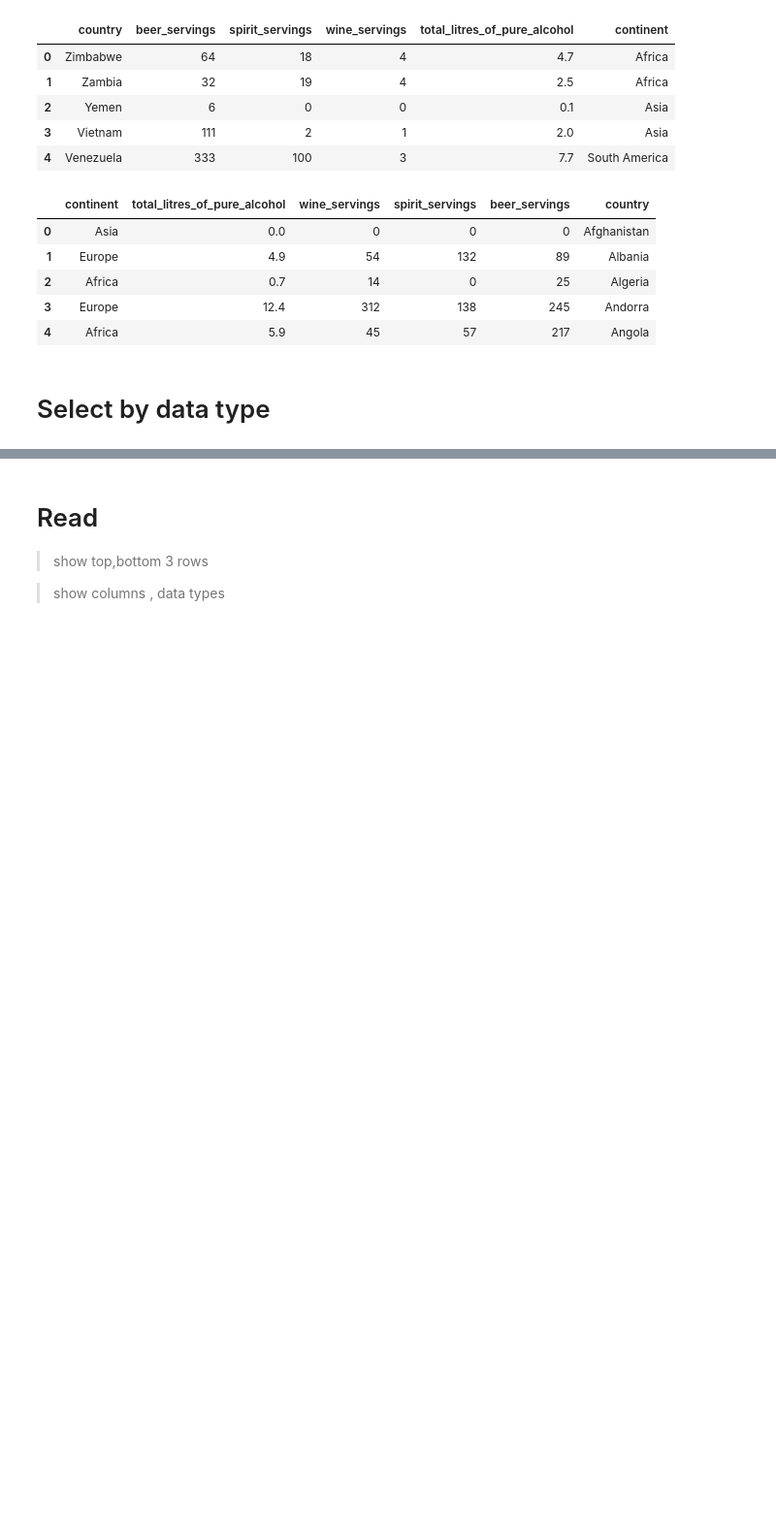
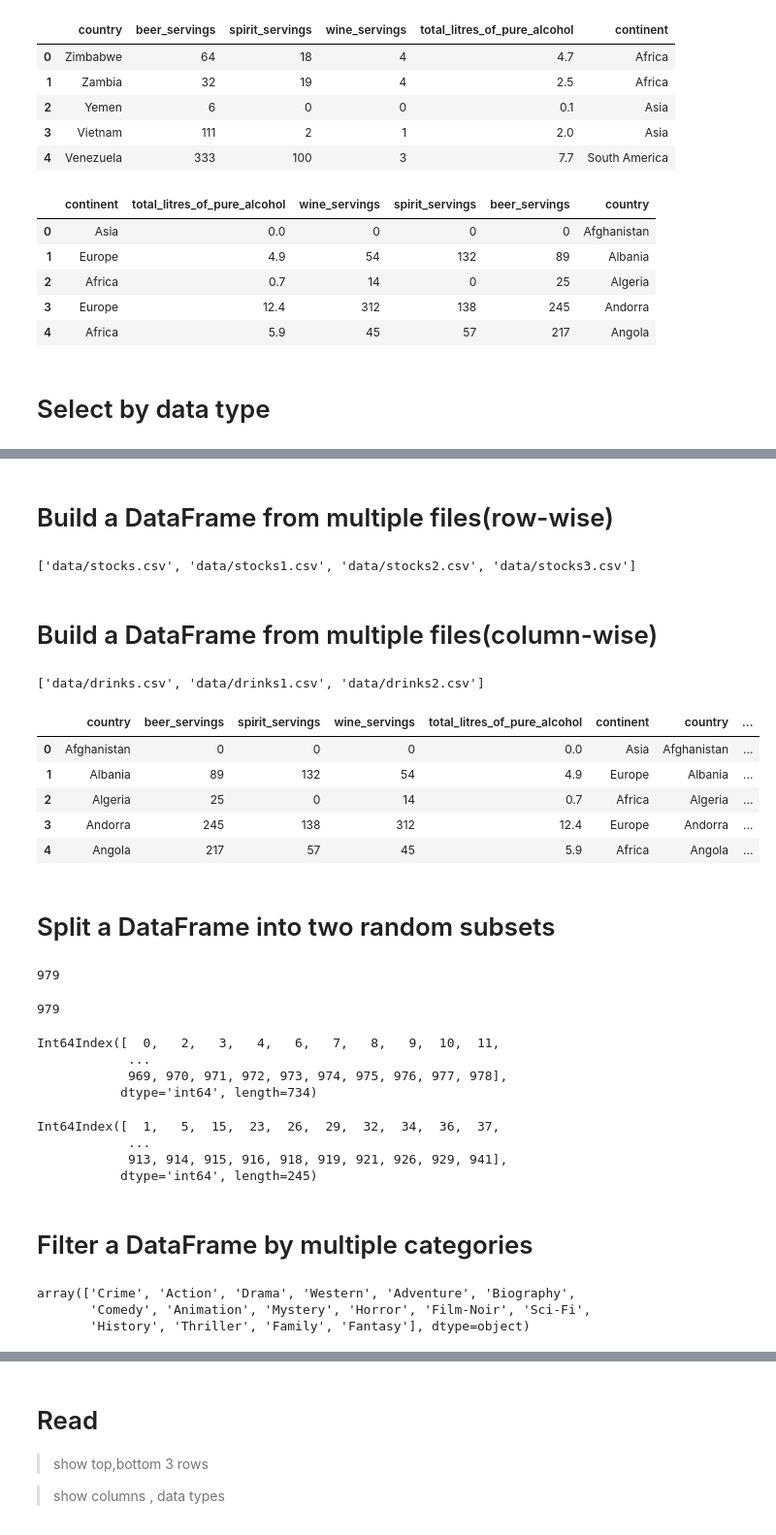
Before and after one commit to salehafzoon/Data-Science, a Jupyter notebook: pandas.ipynb, the cells around one changed output, grey strips where cells are left out. Shown: that part at 97% size. Cells and saved outputs as stored; diff of their text form; code cells hidden in the pictures; blank space fills up the shorter version.

```diff
--- a/pandas.ipynb
+++ b/pandas.ipynb
@@ -101,0 +163,10 @@ drinks.loc[:,::-1].head()
+# %% [markdown]
+
+# Build a DataFrame from multiple files(row-wise)
+# %%
+from glob import glob
+
+stock_files = sorted(glob('data/stocks*.csv'))
+stock_files
+# %% [output]
+['data/stocks.csv', 'data/stocks1.csv', 'data/stocks2.csv', 'data/stocks3.csv']
@@ -101,0 +175,53 @@ drinks.loc[:,::-1].head()
+# %% [markdown]
+
+# Build a DataFrame from multiple files(column-wise)
+# %%
+drink_files = sorted(glob('data/drinks*.csv'))
+drink_files
+# %% [output]
+['data/drinks.csv', 'data/drinks1.csv', 'data/drinks2.csv']
+# %%
+pd.concat((pd.read_csv(file) for file in drink_files), axis = 'columns' ).head()
+# %% [output]
+|  | country | beer_servings | spirit_servings | wine_servings | total_litres_of_pure_alcohol | continent | country | ... |
+| 0 | Afghanistan | 0 | 0 | 0 | 0.0 | Asia | Afghanistan | ... |
+| 1 | Albania | 89 | 132 | 54 | 4.9 | Europe | Albania | ... |
+| 2 | Algeria | 25 | 0 | 14 | 0.7 | Africa | Algeria | ... |
+| 3 | Andorra | 245 | 138 | 312 | 12.4 | Europe | Andorra | ... |
+| 4 | Angola | 217 | 57 | 45 | 5.9 | Africa | Angola | ... |
+# %% [markdown]
+# Split a DataFrame into two random subsets
+# %%
+movies = pd.read_csv('data/imdb_1000.csv')
+len(movies)
+# %% [output]
+979
+# %%
+# just works fot data with unique index
+movie1 = movies.sample(frac = 0.75,random_state = 12345)
+movie2 = movies.drop(movie1.index)
+len(movie1) + len(movie2)
+# %% [output]
+979
+# %%
+movie1.index.sort_values()
+# %% [output]
+Int64Index([  0,   2,   3,   4,   6,   7,   8,   9,  10,  11,
+            ...
+            969, 970, 971, 972, 973, 974, 975, 976, 977, 978],
+           dtype='int64', length=734)
+# %%
+movie2.index.sort_values()
+# %% [output]
+Int64Index([  1,   5,  15,  23,  26,  29,  32,  34,  36,  37,
+            ...
+            913, 914, 915, 916, 918, 919, 921, 926, 929, 941],
+           dtype='int64', length=245)
+# %% [markdown]
+# Filter a DataFrame by multiple categories
+# %%
+movies.genre.unique()
+# %% [output]
+array(['Crime', 'Action', 'Drama', 'Western', 'Adventure', 'Biography',
+       'Comedy', 'Animation', 'Mystery', 'Horror', 'Film-Noir', 'Sci-Fi',
+       'History', 'Thriller', 'Family', 'Fantasy'], dtype=object)
```
Also changed, not shown: parts of 66 cells of this notebook.
